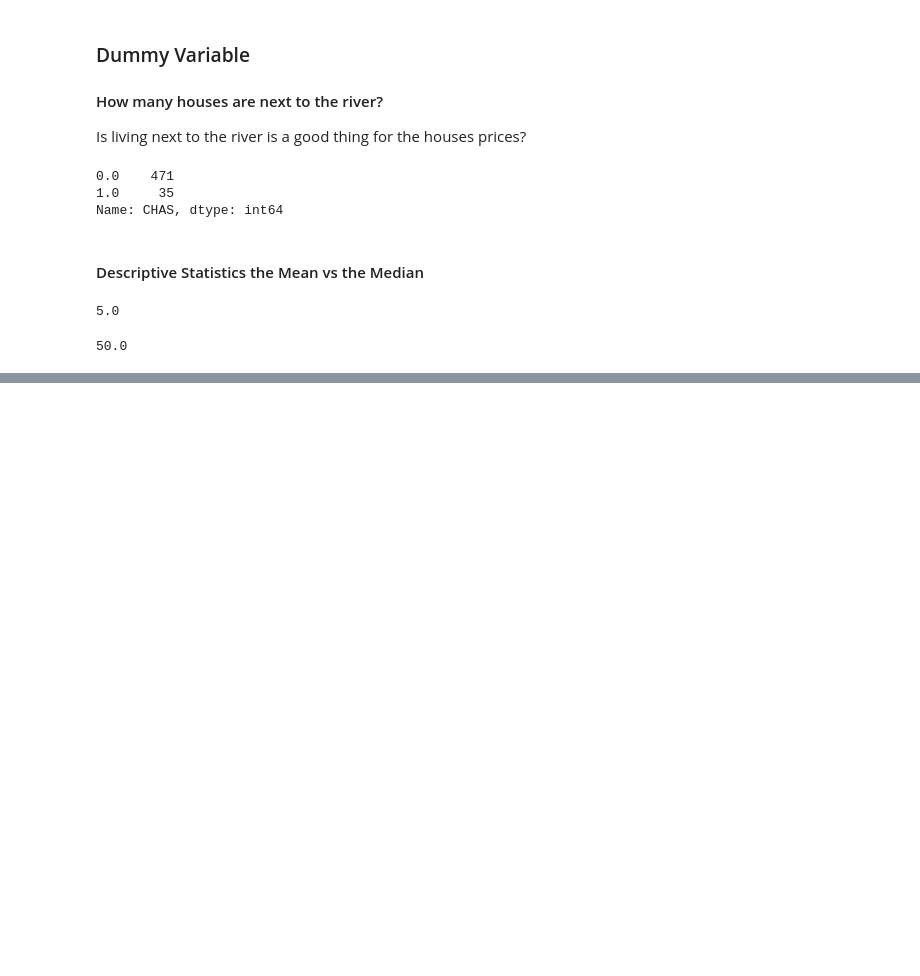
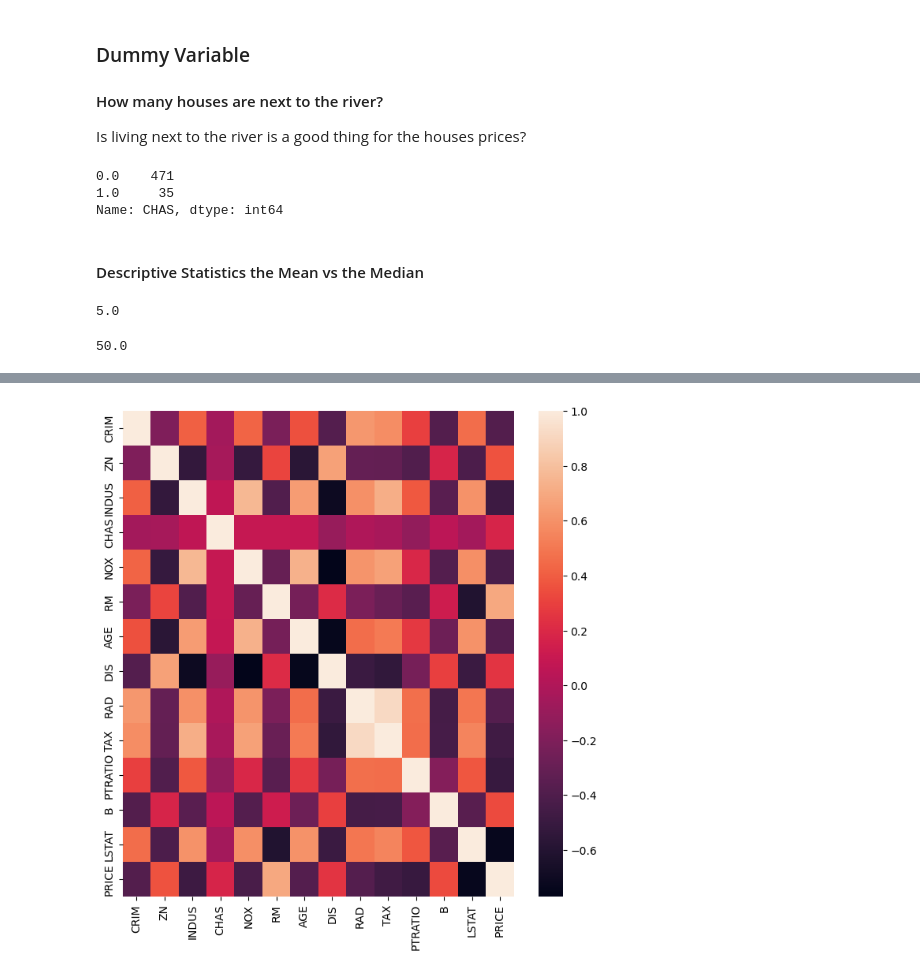
Before and after one commit to sydibyd/Python, a Jupyter notebook: Data Exploration - Boston house open_data.ipynb, the cells around one changed output, grey strips where cells are left out. Saved outputs shown, nothing was run; the diff lists cells and outputs as text; code cells hidden in the pictures; blank space fills up the shorter version.

```diff
--- a/Data Exploration - Boston house open_data.ipynb
+++ b/Data Exploration - Boston house open_data.ipynb
@@ -456,0 +479,8 @@ data.corr()
+# %%
+# plot the filter mask
+# using heatmap to compare stronge positive and negative correlations
+plt.figure(figsize=(8,8))
+sns.heatmap(data.corr())
+plt.show()
+# %% [output]
+[figure, added]
```
Also changed, not shown: parts of 23 cells of this notebook.
